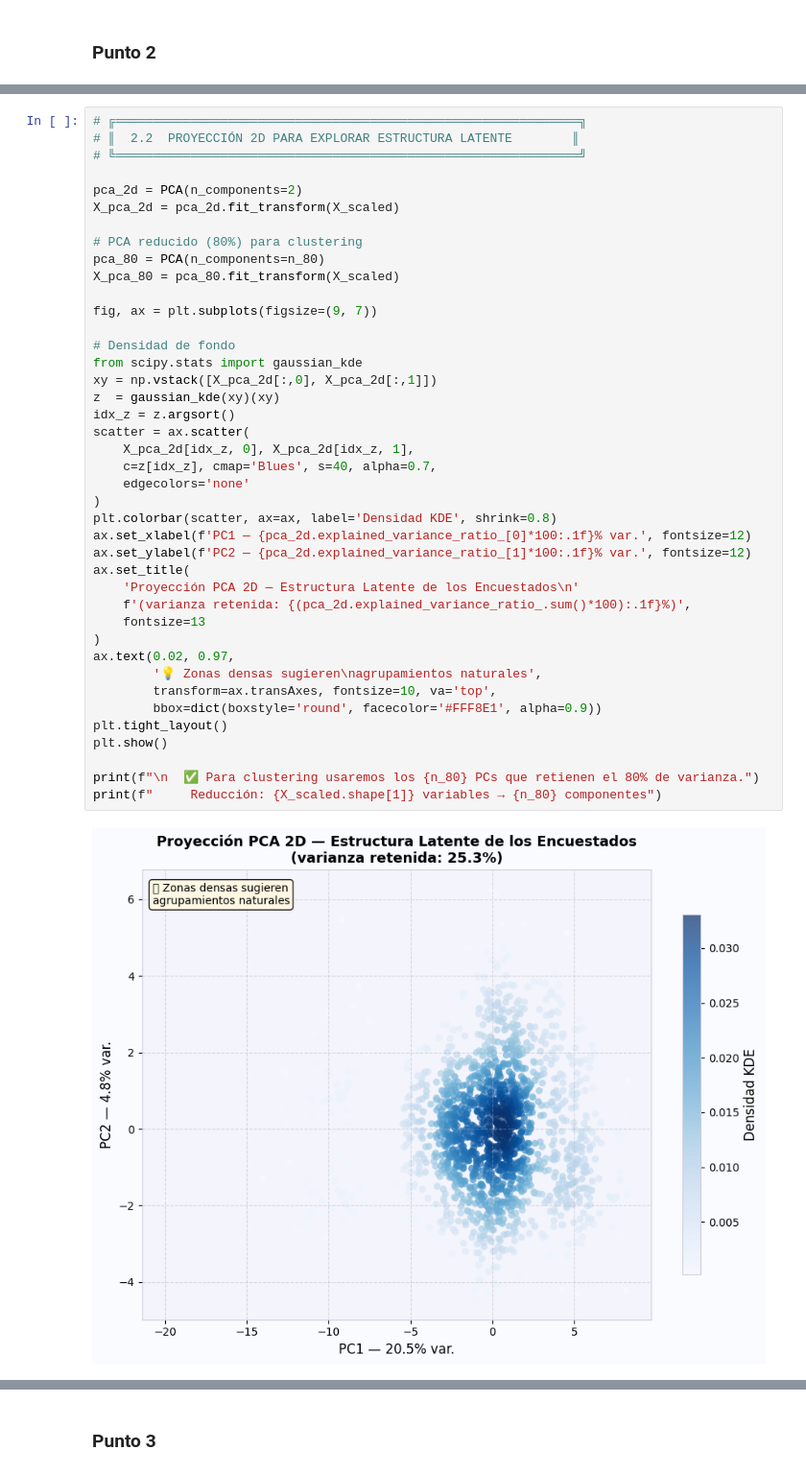
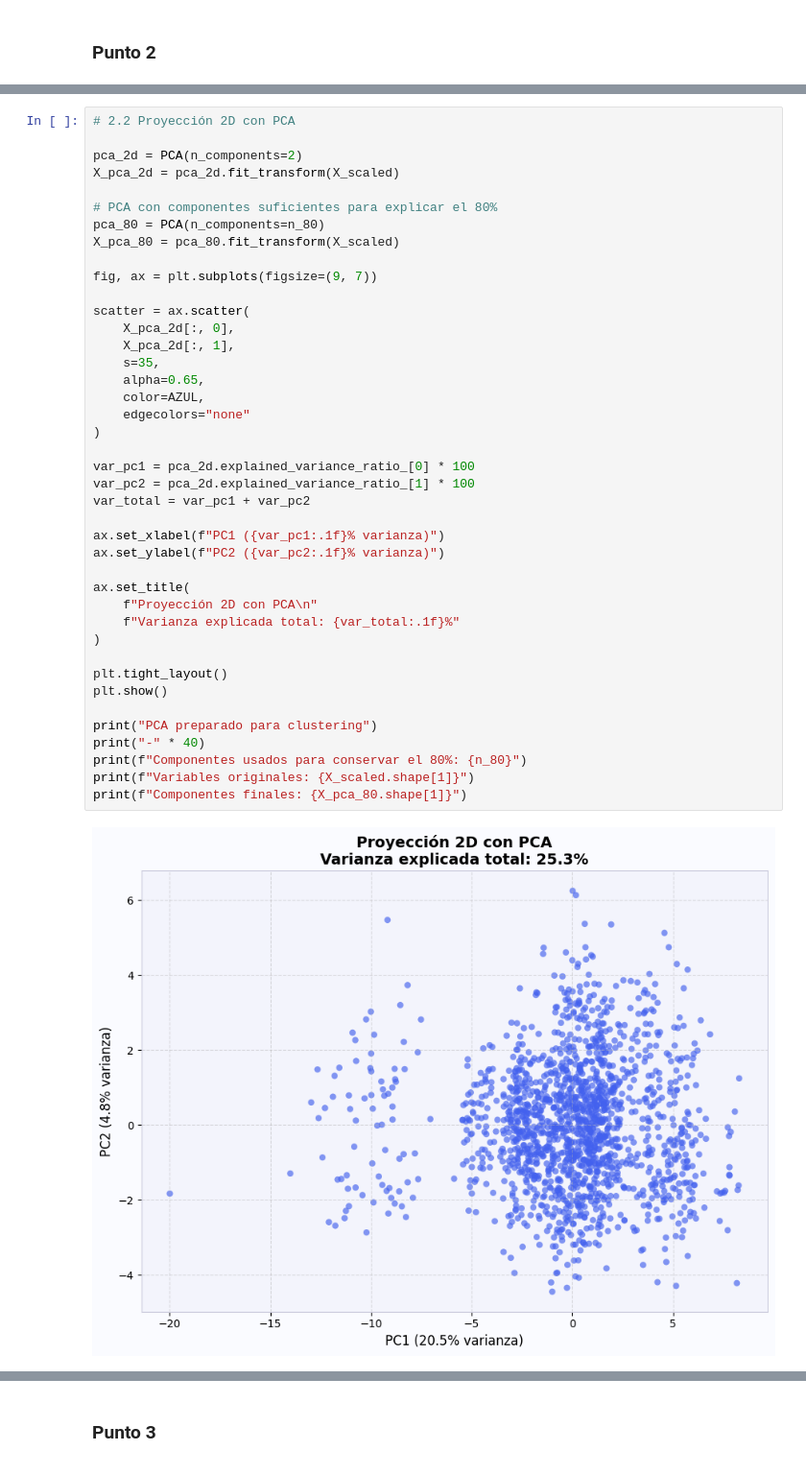
Before and after one commit to LeMarsito02/parcial2analitica, a Jupyter notebook: 02_No_Supervisado_(Grupo) copy.ipynb, the cells around one changed output, grey strips where cells are left out. Shown at 96% size. Saved outputs shown, nothing was run; the diff lists cells and outputs as text.

```diff
--- a/02_No_Supervisado_(Grupo) copy.ipynb
+++ b/02_No_Supervisado_(Grupo) copy.ipynb
@@ -531,43 +809,43 @@ plt.show()
 # %%
-# ╔══════════════════════════════════════════════════════════════╗
-# ║  2.2  PROYECCIÓN 2D PARA EXPLORAR ESTRUCTURA LATENTE        ║
-# ╚══════════════════════════════════════════════════════════════╝
+# 2.2 Proyección 2D con PCA
 
 pca_2d = PCA(n_components=2)
 X_pca_2d = pca_2d.fit_transform(X_scaled)
 
-# PCA reducido (80%) para clustering
+# PCA con componentes suficientes para explicar el 80%
 pca_80 = PCA(n_components=n_80)
 X_pca_80 = pca_80.fit_transform(X_scaled)
 
 fig, ax = plt.subplots(figsize=(9, 7))
 
-# Densidad de fondo
-from scipy.stats import gaussian_kde
-xy = np.vstack([X_pca_2d[:,0], X_pca_2d[:,1]])
-z  = gaussian_kde(xy)(xy)
-idx_z = z.argsort()
 scatter = ax.scatter(
-    X_pca_2d[idx_z, 0], X_pca_2d[idx_z, 1],
-    c=z[idx_z], cmap='Blues', s=40, alpha=0.7,
-    edgecolors='none'
+    X_pca_2d[:, 0],
+    X_pca_2d[:, 1],
+    s=35,
+    alpha=0.65,
+    color=AZUL,
+    edgecolors="none"
 )
-plt.colorbar(scatter, ax=ax, label='Densidad KDE', shrink=0.8)
-ax.set_xlabel(f'PC1 — {pca_2d.explained_variance_ratio_[0]*100:.1f}% var.', fontsize=12)
-ax.set_ylabel(f'PC2 — {pca_2d.explained_variance_ratio_[1]*100:.1f}% var.', fontsize=12)
+
+var_pc1 = pca_2d.explained_variance_ratio_[0] * 100
+var_pc2 = pca_2d.explained_variance_ratio_[1] * 100
+var_total = var_pc1 + var_pc2
+
+ax.set_xlabel(f"PC1 ({var_pc1:.1f}% varianza)")
+ax.set_ylabel(f"PC2 ({var_pc2:.1f}% varianza)")
+
 ax.set_title(
-    'Proyección PCA 2D — Estructura Latente de los Encuestados\n'
-    f'(varianza retenida: {(pca_2d.explained_variance_ratio_.sum()*100):.1f}%)',
-    fontsize=13
+    f"Proyección 2D con PCA\n"
+    f"Varianza explicada total: {var_total:.1f}%"
 )
-ax.text(0.02, 0.97,
-        '💡 Zonas densas sugieren\nagrupamientos naturales',
-        transform=ax.transAxes, fontsize=10, va='top',
-        bbox=dict(boxstyle='round', facecolor='#FFF8E1', alpha=0.9))
+
 plt.tight_layout()
 plt.show()
 
-print(f"\n  ✅ Para clustering usaremos los {n_80} PCs que retienen el 80% de varianza.")
-print(f"     Reducción: {X_scaled.shape[1]} variables → {n_80} componentes")
+print("PCA preparado para clustering")
+print("-" * 40)
+print(f"Componentes usados para conservar el 80%: {n_80}")
+print(f"Variables originales: {X_scaled.shape[1]}")
+print(f"Componentes finales: {X_pca_80.shape[1]}")
 # %% [output]
-[figure, old version]
+[figure, new version]
```
Also changed, not shown: parts of 21 cells of this notebook, 5 other files.
